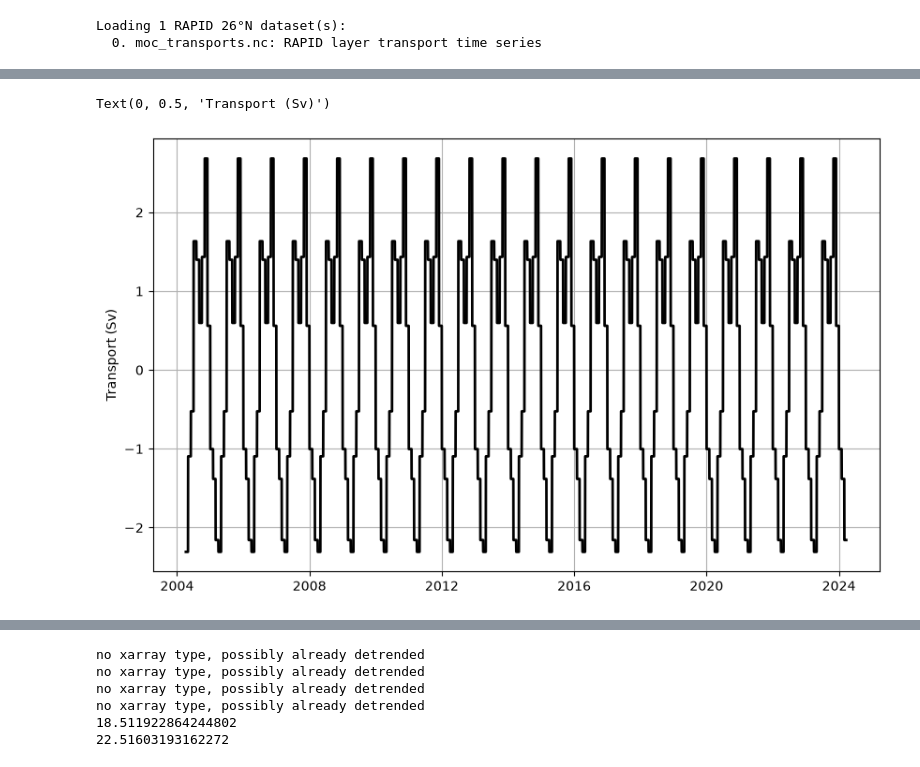
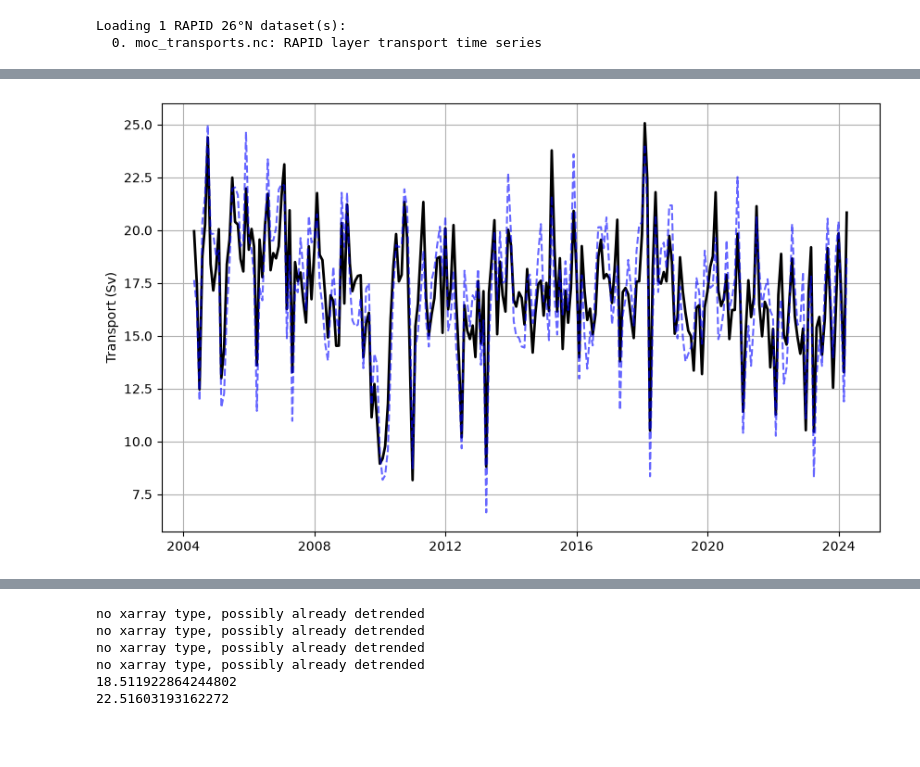
Before and after one commit to jakey244/DataAnalysis_A2, a Jupyter notebook: notebooks/part2A_time_series_comparison.ipynb, the cells around one changed output, grey strips where cells are left out. Saved outputs shown, nothing was run; the diff lists cells and outputs as text; code cells hidden in the pictures; blank space fills up the shorter version.

```diff
--- a/notebooks/part2A_time_series_comparison.ipynb
+++ b/notebooks/part2A_time_series_comparison.ipynb
@@ -92,13 +43,11 @@ plt.savefig(figpath + "seasonal_cycle_comparison.png")
-# %%
-plt.figure(figsize=[10,6])
-plt.plot(MOC["TIME"], MOC - MOC_deseasonalized, color ="k", lw = 2)
-#plt.plot(MOC["TIME"],MOC, color = "blue",alpha = 0.3, ls = "--")
-#plt.plot(MOC["TIME"][10:3000],filtered_MOC[10:3000], color = "red", alpha = 1, lw = 10)
-plt.grid()
-plt.ylabel("Transport (Sv)")
-#plt.savefig(figpath + "seasonal_cycle_comparison.png")
-# %% [output]
-Text(0, 0.5, 'Transport (Sv)')
-[figure, removed]
+# %%
+plt.figure(figsize=[10,6])
+plt.plot(monthly_MOC["TIME"],monthly_MOC_deseasonalized, color ="k", lw = 2)
+plt.plot(monthly_MOC["TIME"],monthly_MOC, color = "blue",alpha = 0.6, ls = "--")
+plt.grid()
+plt.ylabel("Transport (Sv)")
+plt.savefig(figpath + "MOC_seasonal_cycle_comparison.png")
+# %% [output]
+[figure, added]
 # %%
 plt.figure(figsize=[10,6])
```
Also changed, not shown: parts of 13 cells of this notebook, 7 other files.
